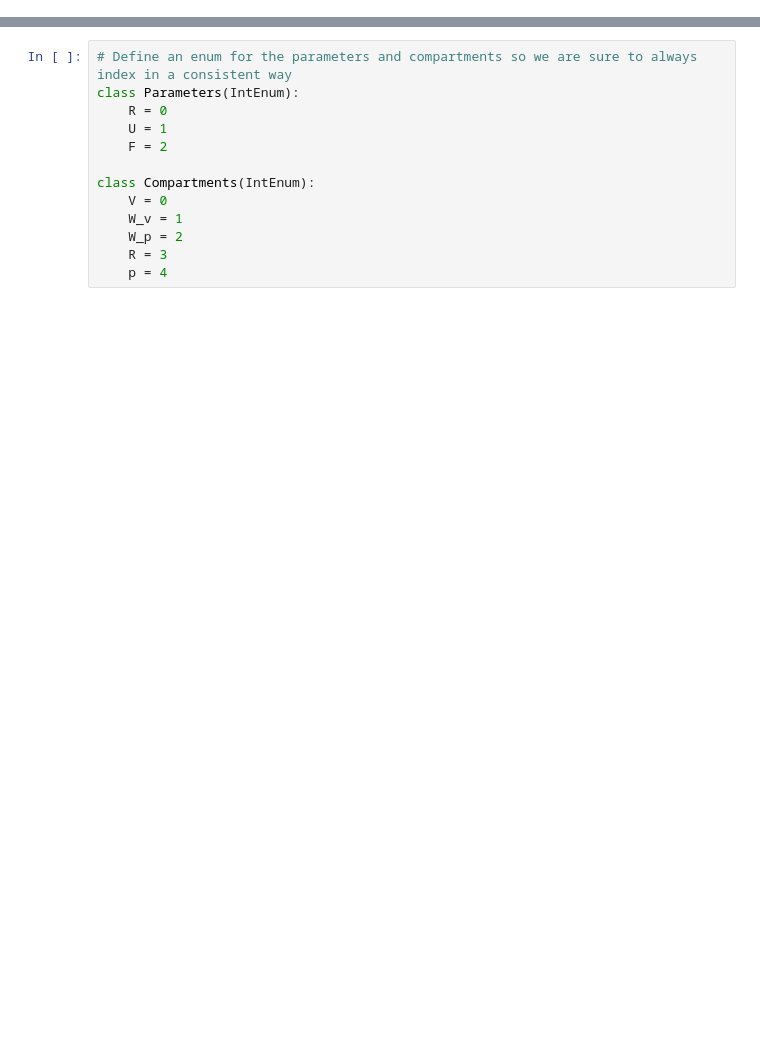
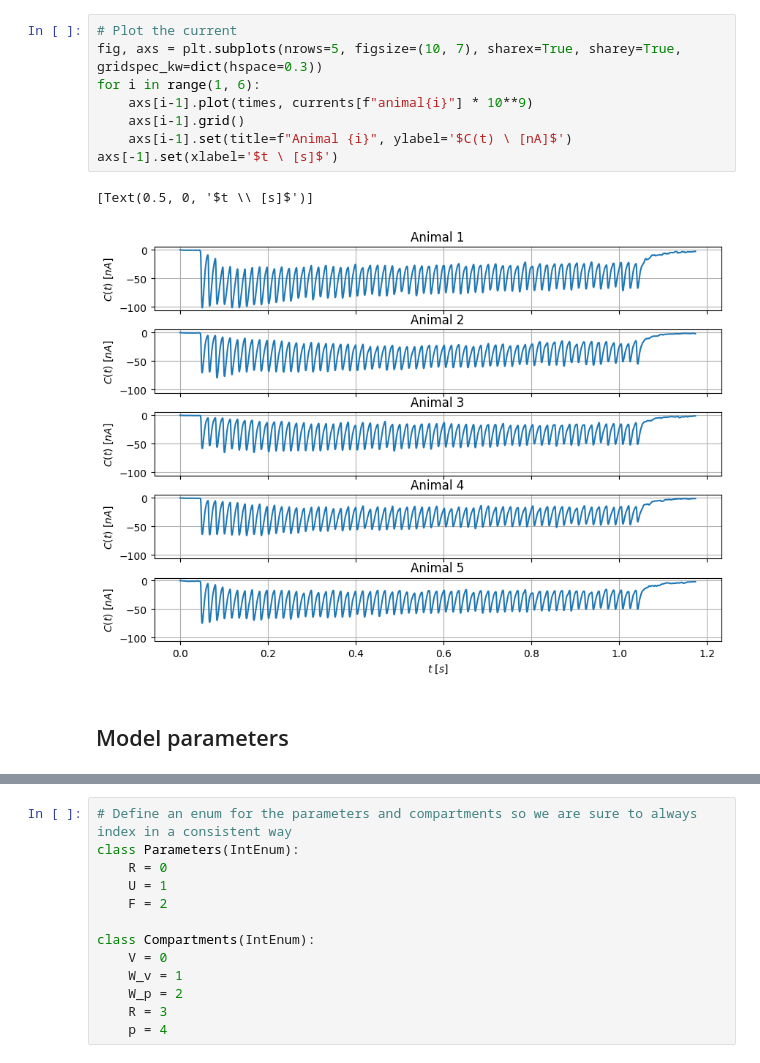
Before and after one commit to ThGaskin/NeuralABM, a Jupyter notebook: Notebooks/Rection_model.ipynb, the cells around one changed output, grey strips where cells are left out. Drawn from its saved outputs; the diff is of its cells as text; blank space fills up the shorter version.

```diff
--- a/Notebooks/Rection_model.ipynb
+++ b/Notebooks/Rection_model.ipynb
@@ -16,0 +23,13 @@ from include import neural_net
+# %%
+# Plot the current
+fig, axs = plt.subplots(nrows=5, figsize=(10, 7), sharex=True, sharey=True, gridspec_kw=dict(hspace=0.3))
+for i in range(1, 6):
+    axs[i-1].plot(times, currents[f"animal{i}"] * 10**9)
+    axs[i-1].grid()
+    axs[i-1].set(title=f"Animal {i}", ylabel='$C(t) \ [nA]$')
+axs[-1].set(xlabel='$t \ [s]$')
+# %% [output]
+[Text(0.5, 0, '$t \\ [s]$')]
+[figure, added]
+# %% [markdown]
+## Model parameters
```
Also changed, not shown: parts of 29 cells of this notebook.
